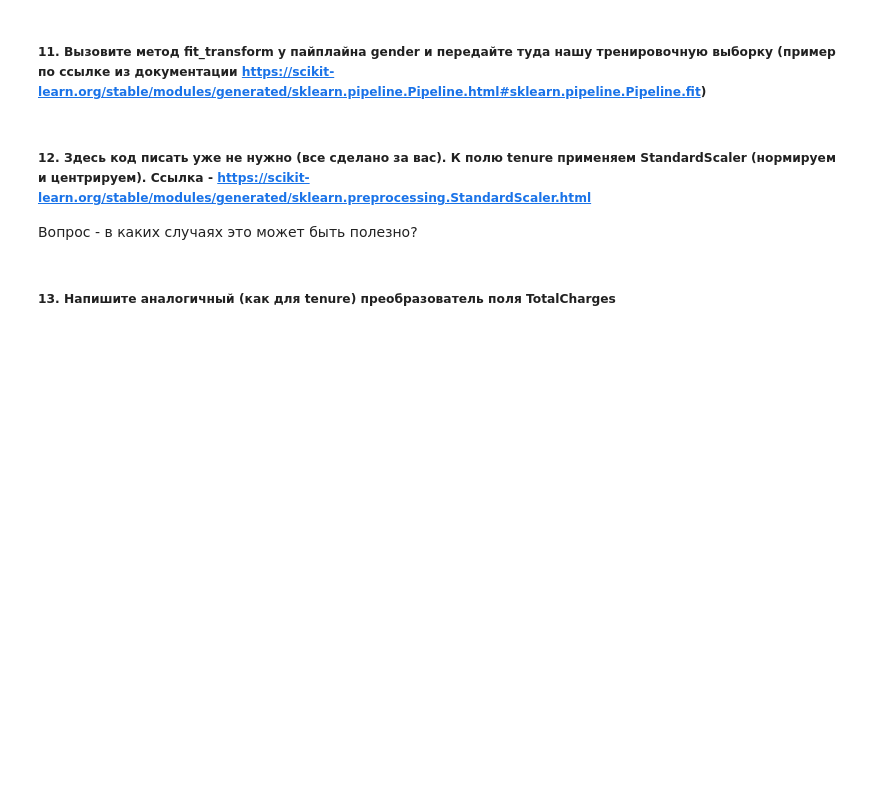
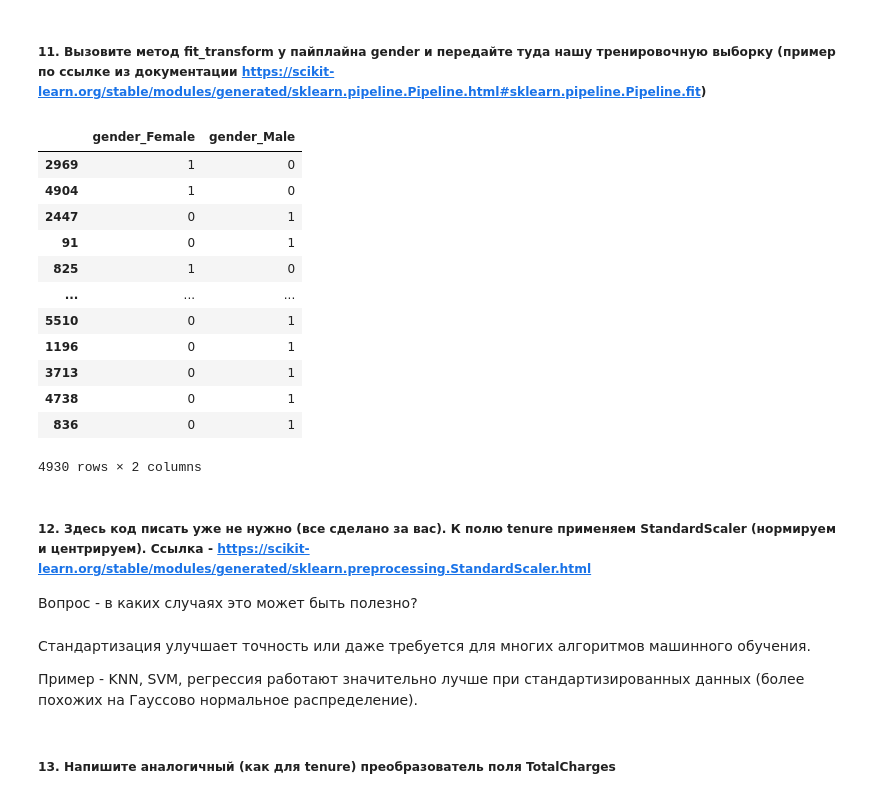
Before and after one commit to shatandv/GB_ML_Business_2021_04_26, a Jupyter notebook: homework/lesson1/les1_homework.ipynb, the cells around one changed output. Saved outputs shown, nothing was run; the diff lists cells and outputs as text; code cells hidden in the pictures; blank space fills up the shorter version.

```diff
--- a/homework/lesson1/les1_homework.ipynb
+++ b/homework/lesson1/les1_homework.ipynb
@@ -92,4 +193,5 @@ from sklearn.model_selection import train_test_split
 
 features = ['gender', 'tenure', 'PhoneService', 'TotalCharges', 'StreamingMovies', 'StreamingTV', 'TechSupport']
 target = 'Churn'
-#Ваш код здесь
+
+X_train, X_test, y_train, y_test = train_test_split(df[features], df[target], test_size=0.3)
@@ -154,3 +258,19 @@ gender = Pipeline([
+# %%
+gender.fit_transform(X_train, y_train)
+# %% [output]
+|  | gender_Female | gender_Male |
+| 2969 | 1 | 0 |
+| 4904 | 1 | 0 |
+| 2447 | 0 | 1 |
+| 91 | 0 | 1 |
+| 825 | 1 | 0 |
+| ... | ... | ... |
+| 5510 | 0 | 1 |
+| 1196 | 0 | 1 |
+| 3713 | 0 | 1 |
+| 4738 | 0 | 1 |
+| 836 | 0 | 1 |
+4930 rows × 2 columns
 # %% [markdown]
 ##### 12. Здесь код писать уже не нужно (все сделано за вас). К полю tenure применяем StandardScaler (нормируем и центрируем). Ссылка - https://scikit-learn.org/stable/modules/generated/sklearn.preprocessing.StandardScaler.html
 Вопрос - в каких случаях это может быть полезно?
@@ -161,5 +281,9 @@ tenure =  Pipeline([
                 ('selector', NumberSelector(key='tenure')),
                 ('standard', StandardScaler())
             ])
+# %% [markdown]
+Стандартизация улучшает точность или даже требуется для многих алгоритмов машинного обучения.
+
+Пример - KNN, SVM, регрессия работают значительно лучше при стандартизированных данных (более похожих на Гауссово нормальное распределение).
 # %% [markdown]
 ##### 13. Напишите аналогичный (как для tenure) преобразователь поля TotalCharges
```
Also changed, not shown: parts of 38 cells of this notebook, 3 other files.
